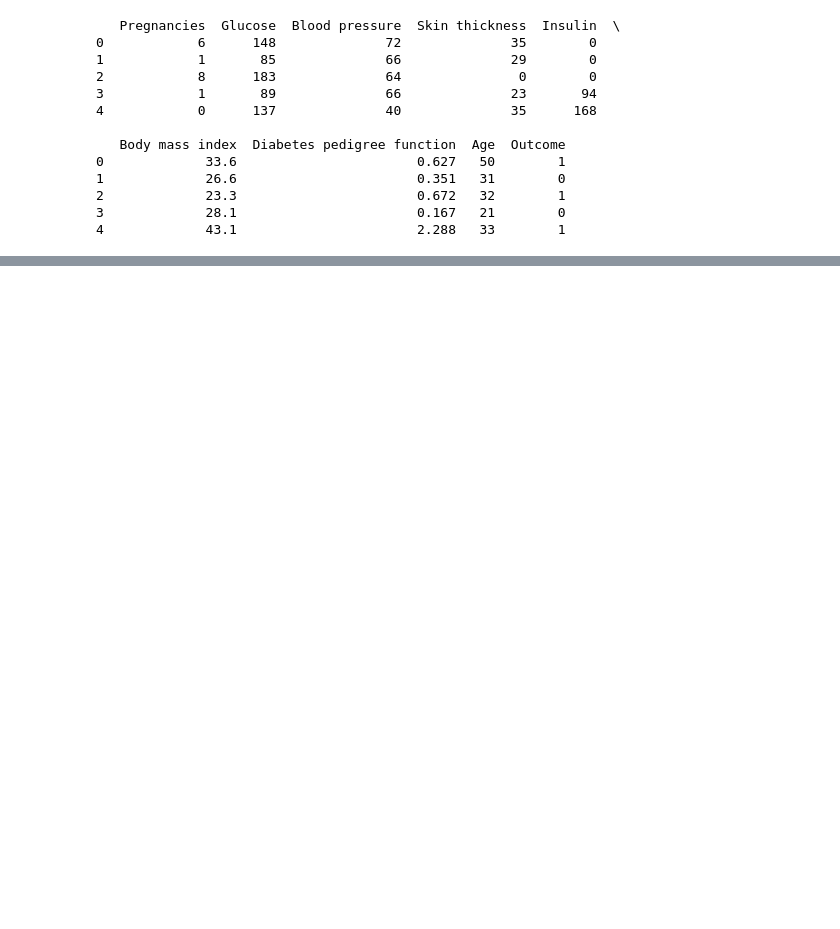
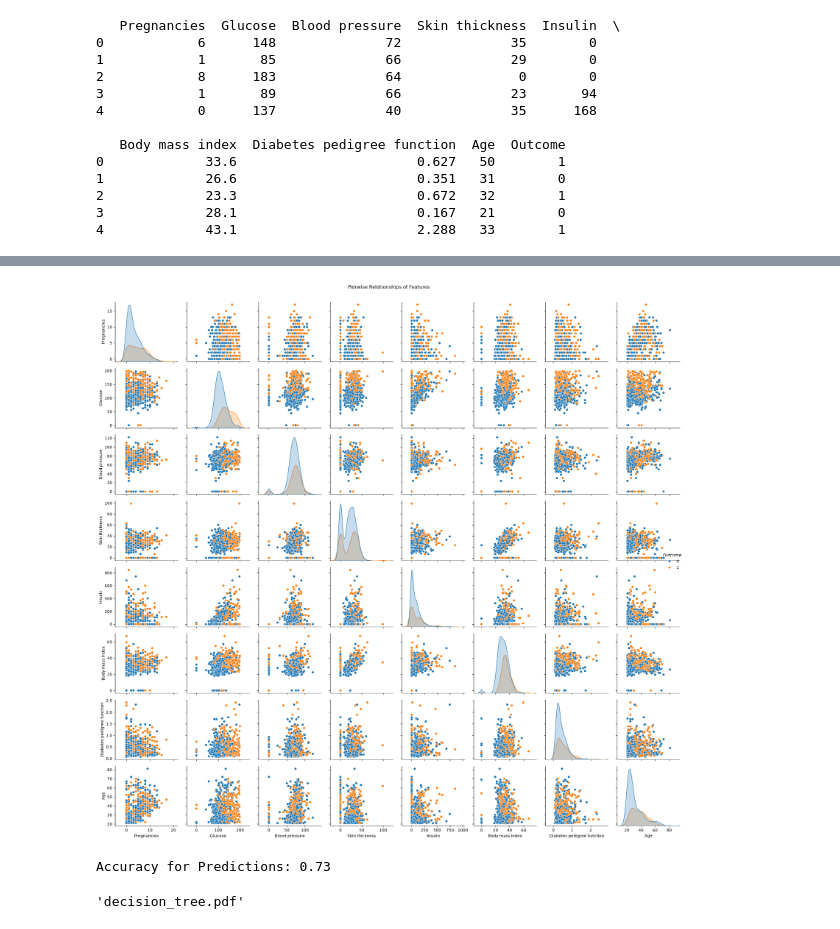
Before and after one commit to txngsten/AI_Labs, a Jupyter notebook: Lab02_wutt0019/Source/lab2.ipynb, the cells around one changed output, grey strips where cells are left out. Drawn from its saved outputs; the diff is of its cells as text; code cells hidden in the pictures; blank space fills up the shorter version.

```diff
--- a/Lab02_wutt0019/Source/lab2.ipynb
+++ b/Lab02_wutt0019/Source/lab2.ipynb
@@ -28,0 +79,9 @@ print(pid_data.head())
+# %%
+# Plotting pairwise relationships
+sns.pairplot(pid_data, hue='Outcome')
+plt.suptitle('Pairwise Relationships of Features')
+plt.tight_layout()
+plt.subplots_adjust(top=0.95)  # room for suptitle
+plt.show()
+# %% [output]
+[figure, added]
@@ -28,0 +93,30 @@ print(pid_data.head())
+# %%
+# Fitting and testing prediction accuracy
+dtc = DecisionTreeClassifier()
+dtc.fit(X_train, y_train)
+
+dtc_predictions = dtc.predict(X_test)
+
+accuracy = accuracy_score(y_test, dtc_predictions)
+print(f'Accuracy for Predictions: {accuracy:.2f}')
+# %% [output]
+Accuracy for Predictions: 0.73
+# %%
+# Use graphviz to visualize the decision tree model
+os.environ['PATH'] += os.pathsep + '/opt/homebrew/Cellar/graphviz'
+
+dot_data = export_graphviz(
+    dtc,
+    out_file=None,
+    feature_names=X.columns,
+    class_names=['No Diabetes', 'Diabetes'],
+    filled=True,
+    rounded=True,
+    special_characters=True
+)
+
+graph = graphviz.Source(dot_data)
+graph.render("decision_tree")
+graph.view()
+# %% [output]
+'decision_tree.pdf'
```
Also changed, not shown: parts of 8 cells of this notebook.
